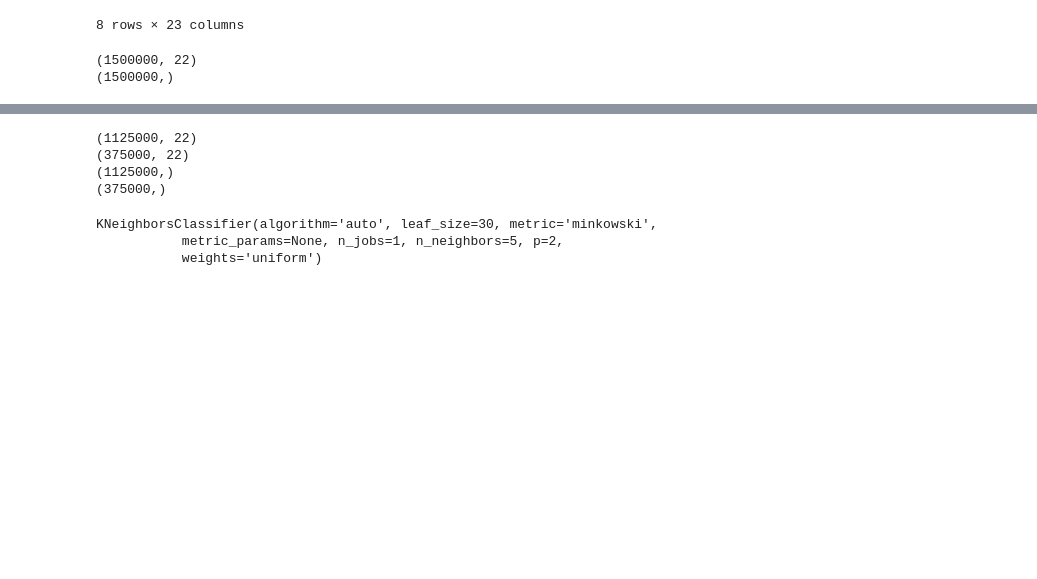
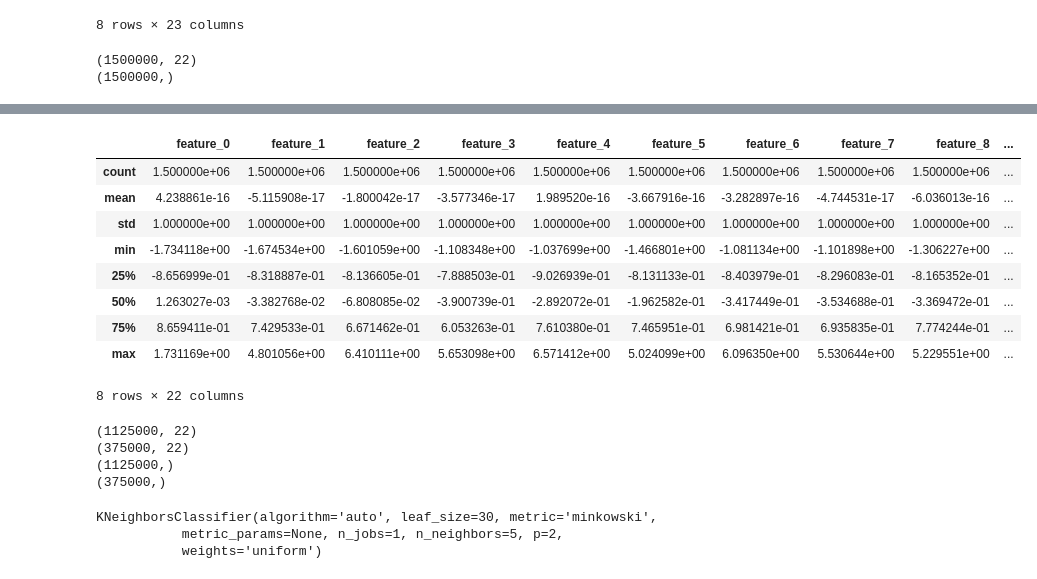
Before and after one commit to wuling31715/Kaggle, a Jupyter notebook: introml2018p1/demo.ipynb, the cells around one changed output, grey strips where cells are left out. Cells and saved outputs as stored; diff of their text form; code cells hidden in the pictures; blank space fills up the shorter version.

```diff
--- a/introml2018p1/demo.ipynb
+++ b/introml2018p1/demo.ipynb
@@ -22,0 +7,12 @@ train_data.head()
+# %%
+def load_data(i):
+    i = str(i)
+    train_data = pd.read_csv('/Users/dannyshau/.kaggle/competitions/introml2018p%s/introML2018.task%s.train.csv' % (i, i))
+    test_data = pd.read_csv('/Users/dannyshau/.kaggle/competitions/introml2018p%s/introML2018.task%s.test.csv' % (i, i))
+    return train_data, test_data
+# %%
+def standardization(series):
+    from sklearn import preprocessing
+    array = preprocessing.scale(series)
+    series = pd.Series(array)
+    return series
@@ -22,0 +25,8 @@ train_data.head()
+# %%
+def transoform(data, function):
+    df = pd.DataFrame()
+    for i in range(data.shape[1]):
+        feature = 'feature_' + str(i)
+        series = pd.DataFrame(function(data[feature]), columns=[feature])
+        df = pd.concat([df, series], axis=1)
+    return df
@@ -23,3 +53,7 @@ train_data.head()
+# %%
+all_data = load_data(1)
+train_data = all_data[0]
+test_data = all_data[1]
 # %%
 train_data.describe()
 # %% [output]
@@ -44,3 +91,17 @@ print(y_data.shape)
+# %%
+x_data = transoform(x_data, standardization)
+x_data.describe()
+# %% [output]
+|  | feature_0 | feature_1 | feature_2 | feature_3 | feature_4 | feature_5 | feature_6 | feature_7 | feature_8 | ... |
+| count | 1.500000e+06 | 1.500000e+06 | 1.500000e+06 | 1.500000e+06 | 1.500000e+06 | 1.500000e+06 | 1.500000e+06 | 1.500000e+06 | 1.500000e+06 | ... |
+| mean | 4.238861e-16 | -5.115908e-17 | -1.800042e-17 | -3.577346e-17 | 1.989520e-16 | -3.667916e-16 | -3.282897e-16 | -4.744531e-17 | -6.036013e-16 | ... |
+| std | 1.000000e+00 | 1.000000e+00 | 1.000000e+00 | 1.000000e+00 | 1.000000e+00 | 1.000000e+00 | 1.000000e+00 | 1.000000e+00 | 1.000000e+00 | ... |
+| min | -1.734118e+00 | -1.674534e+00 | -1.601059e+00 | -1.108348e+00 | -1.037699e+00 | -1.466801e+00 | -1.081134e+00 | -1.101898e+00 | -1.306227e+00 | ... |
+| 25% | -8.656999e-01 | -8.318887e-01 | -8.136605e-01 | -7.888503e-01 | -9.026939e-01 | -8.131133e-01 | -8.403979e-01 | -8.296083e-01 | -8.165352e-01 | ... |
+| 50% | 1.263027e-03 | -3.382768e-02 | -6.808085e-02 | -3.900739e-01 | -2.892072e-01 | -1.962582e-01 | -3.417449e-01 | -3.534688e-01 | -3.369472e-01 | ... |
+| 75% | 8.659411e-01 | 7.429533e-01 | 6.671462e-01 | 6.053263e-01 | 7.610380e-01 | 7.465951e-01 | 6.981421e-01 | 6.935835e-01 | 7.774244e-01 | ... |
+| max | 1.731169e+00 | 4.801056e+00 | 6.410111e+00 | 5.653098e+00 | 6.571412e+00 | 5.024099e+00 | 6.096350e+00 | 5.530644e+00 | 5.229551e+00 | ... |
+8 rows × 22 columns
 # %%
 from sklearn.model_selection import train_test_split
 x_train, x_test, y_train, y_test = train_test_split(x_data, y_data)
```
Also changed, not shown: parts of 15 cells of this notebook, 2 other files.
